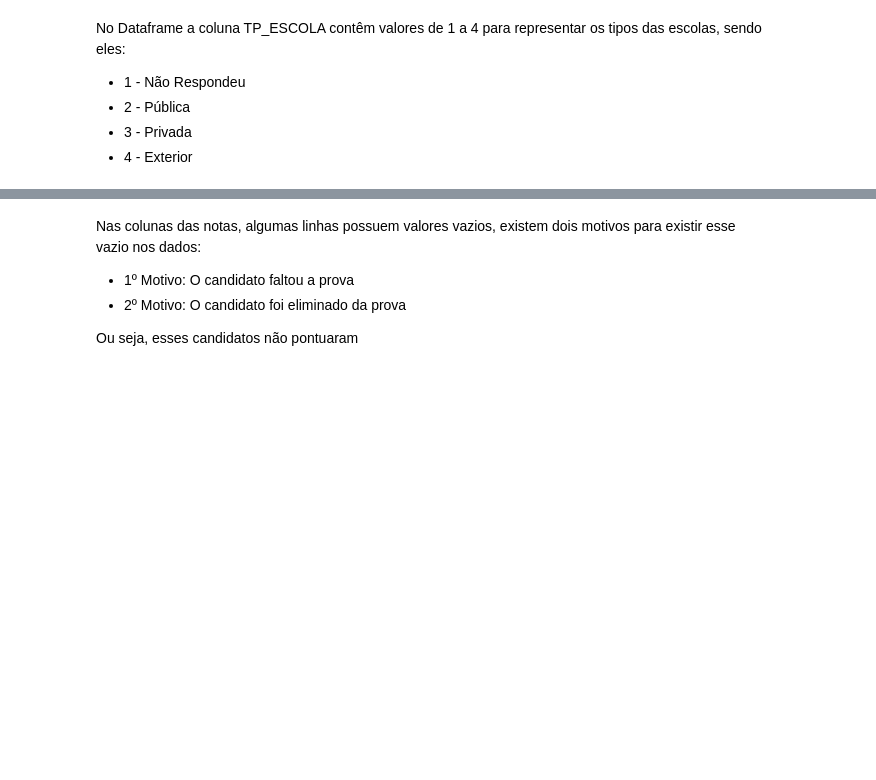
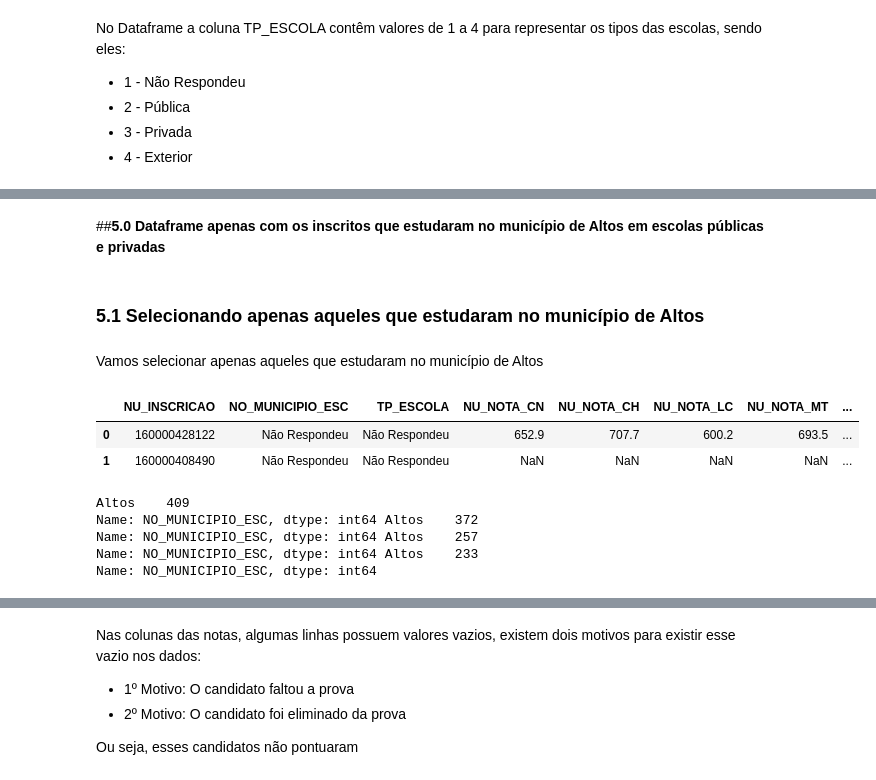
Before and after one commit to Julio-M39/PesquisaAltosEnem, a Jupyter notebook: PesquisaAltosEnem.ipynb, the cells around one changed output, grey strips where cells are left out. Cells and saved outputs as stored; diff of their text form; code cells hidden in the pictures; blank space fills up the shorter version.

```diff
--- a/PesquisaAltosEnem.ipynb
+++ b/PesquisaAltosEnem.ipynb
@@ -74,3 +115,9 @@ microdadosEnem2016['NO_MUNICIPIO_ESC'].fillna('Não Respondeu',  inplace=True)
+# %%
+#Trocando os campos sem valores (NaN por Não Respondeu)
+microdadosEnem2016['NO_MUNICIPIO_ESC'] = microdadosEnem2016['NO_MUNICIPIO_ESC'].fillna('Não Respondeu')
+microdadosEnem2017['NO_MUNICIPIO_ESC'] = microdadosEnem2017['NO_MUNICIPIO_ESC'].fillna('Não Respondeu')
+microdadosEnem2018['NO_MUNICIPIO_ESC'] = microdadosEnem2018['NO_MUNICIPIO_ESC'].fillna('Não Respondeu')
+microdadosEnem2019['NO_MUNICIPIO_ESC'] = microdadosEnem2019['NO_MUNICIPIO_ESC'].fillna('Não Respondeu')
 # %% [markdown]
 Trocando os campos vazios por "Não Respondeu"
 # %%
@@ -182,0 +232,12 @@ Em 2016 os municípios onde os Altoenses estudaram foram:
+# %%
+#Cópias dos Dataframes
+microdadoNovo2016 = microdadosEnem2016[['NU_INSCRICAO','NO_MUNICIPIO_ESC','TP_ESCOLA','NU_NOTA_CN','NU_NOTA_CH','NU_NOTA_LC','NU_NOTA_MT','NU_NOTA_REDACAO']]
+microdadoNovo2017 = microdadosEnem2017[['NU_INSCRICAO','NO_MUNICIPIO_ESC','TP_ESCOLA','NU_NOTA_CN','NU_NOTA_CH','NU_NOTA_LC','NU_NOTA_MT','NU_NOTA_REDACAO']]
+microdadoNovo2018 = microdadosEnem2018[['NU_INSCRICAO','NO_MUNICIPIO_ESC','TP_ESCOLA','NU_NOTA_CN','NU_NOTA_CH','NU_NOTA_LC','NU_NOTA_MT','NU_NOTA_REDACAO']]
+microdadoNovo2019 = microdadosEnem2019[['NU_INSCRICAO','NO_MUNICIPIO_ESC','TP_ESCOLA','NU_NOTA_CN','NU_NOTA_CH','NU_NOTA_LC','NU_NOTA_MT','NU_NOTA_REDACAO']]
+# %%
+#Novos valores no novo Dataframe
+microdadoNovo2016['NO_MUNICIPIO_ESC'] = microdadoNovo2016['NO_MUNICIPIO_ESC'].map({"Não Respondeu": "Não Respondeu", "Altos": "Altos", "Teresina": "Outros" , "Pau D'Arco do Piauí": "Outros", "Santa Inês": "Outros", "Beneditinos": "Outros", "Corrente": "Outros"})
+microdadoNovo2017['NO_MUNICIPIO_ESC'] = microdadoNovo2017['NO_MUNICIPIO_ESC'].map({"Não Respondeu": "Não Respondeu", "Altos": "Altos", "Teresina": "Outros" , "Pau D'Arco do Piauí": "Outros", "Campo Maior": "Outros", "Coivaras": "Outros"})
+microdadoNovo2018['NO_MUNICIPIO_ESC'] = microdadoNovo2018['NO_MUNICIPIO_ESC'].map({"Não Respondeu": "Não Respondeu", "Altos": "Altos", "Teresina": "Outros" , "Pau D'Arco do Piauí": "Outros", "Campo Maior": "Outros", "São João da Serra": "Outros"})
+microdadoNovo2019['NO_MUNICIPIO_ESC'] = microdadoNovo2019['NO_MUNICIPIO_ESC'].map({"Não Respondeu": "Não Respondeu", "Altos": "Altos", "Teresina": "Outros" , "Pau D'Arco do Piauí": "Outros", "Campo Maior": "Outros", "Bom Jesus": "Outros"})
@@ -281,0 +408,6 @@ No ano de 2016 os inscritos Altoenses estudaram em escolas do tipo:
+# %%
+#Substituindo os valores
+microdadoNovo2019['TP_ESCOLA'] = microdadoNovo2019['TP_ESCOLA'].map({1: 'Não Respondeu' , 2: 'Pública', 3: 'Privada', 4: 'Exterior'})
+microdadoNovo2018['TP_ESCOLA'] = microdadoNovo2018['TP_ESCOLA'].map({1: 'Não Respondeu' , 2: 'Pública', 3: 'Privada', 4: 'Exterior'})
+microdadoNovo2017['TP_ESCOLA'] = microdadoNovo2017['TP_ESCOLA'].map({1: 'Não Respondeu' , 2: 'Pública', 3: 'Privada', 4: 'Exterior'})
+microdadoNovo2016['TP_ESCOLA'] = microdadoNovo2016['TP_ESCOLA'].map({1: 'Não Respondeu' , 2: 'Pública', 3: 'Privada', 4: 'Exterior'})
@@ -281,0 +552,13 @@ No ano de 2016 os inscritos Altoenses estudaram em escolas do tipo:
+# %% [markdown]
+##**5.0 Dataframe apenas com os inscritos que estudaram no município de Altos em escolas públicas e privadas**
+# %% [markdown]
+### **5.1 Selecionando apenas aqueles que estudaram no município de Altos**
+# %% [markdown]
+Vamos selecionar apenas aqueles que estudaram no município de Altos
+# %%
+#Visualização do Dataframe
+microdadoNovo2016.head(2)
+# %% [output]
+|  | NU_INSCRICAO | NO_MUNICIPIO_ESC | TP_ESCOLA | NU_NOTA_CN | NU_NOTA_CH | NU_NOTA_LC | NU_NOTA_MT | ... |
+| 0 | 160000428122 | Não Respondeu | Não Respondeu | 652.9 | 707.7 | 600.2 | 693.5 | ... |
+| 1 | 160000408490 | Não Respondeu | Não Respondeu | NaN | NaN | NaN | NaN | ... |
@@ -281,0 +571,12 @@ No ano de 2016 os inscritos Altoenses estudaram em escolas do tipo:
+# %%
+#Valores dos novos Dataframes
+print(DF_microdadosEnem2016['NO_MUNICIPIO_ESC'].value_counts(),
+DF_microdadosEnem2017['NO_MUNICIPIO_ESC'].value_counts(),
+DF_microdadosEnem2018['NO_MUNICIPIO_ESC'].value_counts(),
+DF_microdadosEnem2019['NO_MUNICIPIO_ESC'].value_counts())
+# %% [output]
+Altos    409
+Name: NO_MUNICIPIO_ESC, dtype: int64 Altos    372
+Name: NO_MUNICIPIO_ESC, dtype: int64 Altos    257
+Name: NO_MUNICIPIO_ESC, dtype: int64 Altos    233
+Name: NO_MUNICIPIO_ESC, dtype: int64
```
Also changed, not shown: parts of 186 cells of this notebook.
